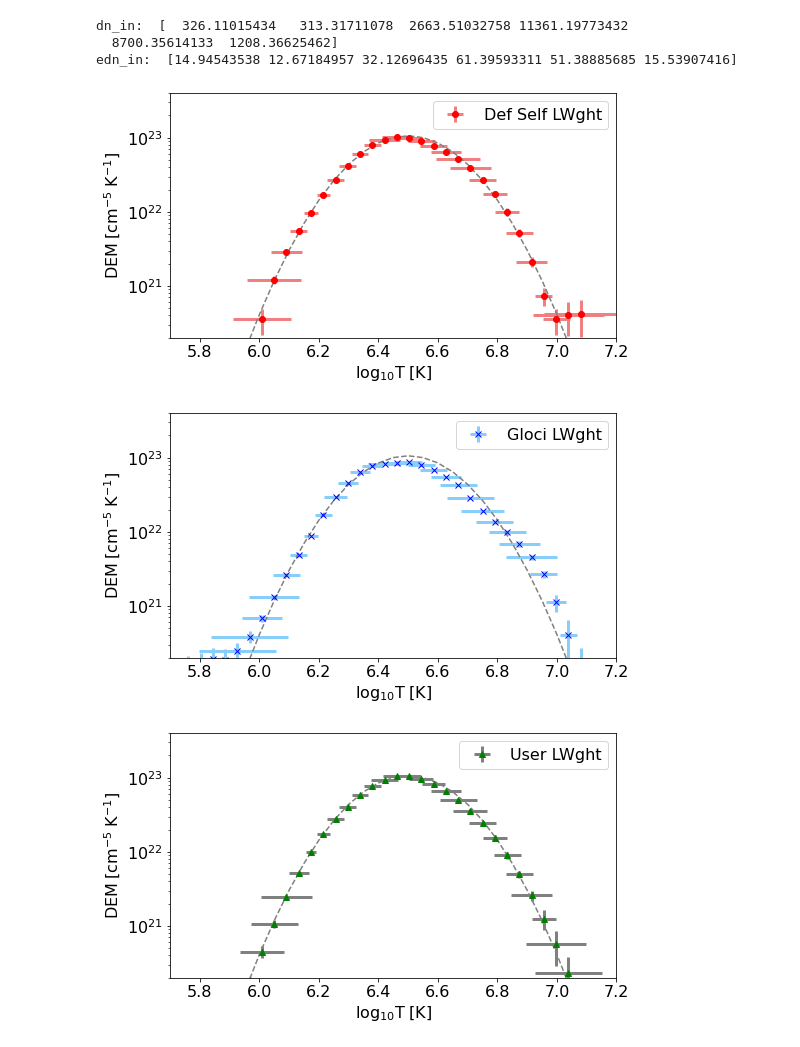
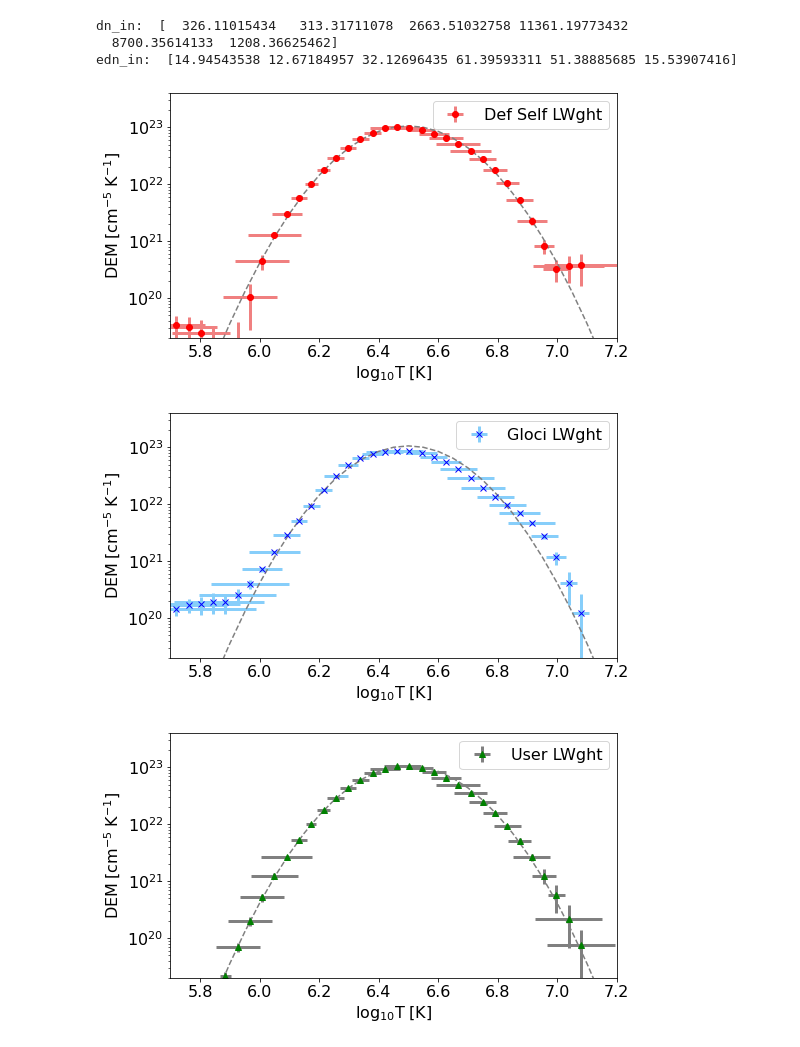
Before and after one commit to ianan/demreg, a Jupyter notebook: python/example_demregpy_aiasyn.ipynb, the cells around one changed output. Drawn from its saved outputs; the diff is of its cells as text; code cells hidden in the pictures.

```diff
--- a/python/example_demregpy_aiasyn.ipynb
+++ b/python/example_demregpy_aiasyn.ipynb
@@ -120,53 +121,55 @@ demwght0=10**np.interp(mlogt,tresp_logt,np.log10(dem_mod))
 dem2,edem2,elogt2,chisq2,dn_reg2=dn2dem_pos(dn_in,edn_in,trmatrix,tresp_logt,temps,dem_norm0=demwght0/max(demwght0))
 
 #  Plot it all
+yr=[2e19,4e23]
+xr=[5.7,7.2]#np.log10([min(temps),max(temps)])
 fig = plt.figure(figsize=(8, 4.5))
 plt.errorbar(mlogt,dem0,xerr=elogt0,yerr=edem0,fmt='or',\
              ecolor='lightcoral', elinewidth=3, capsize=0,label='Def Self LWght')
 plt.plot(tresp_logt,dem_mod,'--',color='grey')
 plt.xlabel('$\mathrm{\log_{10}T\;[K]}$')
 plt.ylabel('$\mathrm{DEM\;[cm^{-5}\;K^{-1}]}$')
-plt.ylim([2e20,4e23])
-plt.xlim([5.7,7.2])
+plt.ylim(yr)
+plt.xlim(xr)
 plt.rcParams.update({'font.size': 16})
 plt.yscale('log')
 plt.legend()
 # plt.savefig('demregpy_aiasyn_slw.png',bbox_inches='tight')
 plt.show()
 
 #  Plot it all
 fig = plt.figure(figsize=(8, 4.5))
 plt.errorbar(mlogt,dem1,xerr=elogt1,yerr=edem1,fmt='xb',\
              ecolor='lightskyblue', elinewidth=3, capsize=0,label='Gloci LWght')
 plt.plot(tresp_logt,dem_mod,'--',color='grey')
 plt.xlabel('$\mathrm{\log_{10}T\;[K]}$')
 plt.ylabel('$\mathrm{DEM\;[cm^{-5}\;K^{-1}]}$')
-plt.ylim([2e20,4e23])
-plt.xlim([5.7,7.2])
+plt.ylim(yr)
+plt.xlim(xr)
 plt.rcParams.update({'font.size': 16})
 plt.yscale('log')
 plt.legend()
 # plt.savefig('demregpy_aiasyn_glw.png',bbox_inches='tight')
 plt.show()
 
 #  Plot it all
 fig = plt.figure(figsize=(8, 4.5))
 plt.errorbar(mlogt,dem2,xerr=elogt2,yerr=edem2,fmt='^g',\
              ecolor='grey', elinewidth=3, capsize=0,label='User LWght')
 plt.plot(tresp_logt,dem_mod,'--',color='grey')
 plt.xlabel('$\mathrm{\log_{10}T\;[K]}$')
 plt.ylabel('$\mathrm{DEM\;[cm^{-5}\;K^{-1}]}$')
-plt.ylim([2e20,4e23])
-plt.xlim([5.7,7.2])
+plt.ylim(yr)
+plt.xlim(xr)
 plt.rcParams.update({'font.size': 16})
 plt.yscale('log')
 plt.legend()
 # plt.savefig('demregpy_aiasyn_ulw.png',bbox_inches='tight')
 plt.show()
 # %% [output]
-[figure, old version]
+[figure, new version]
-[figure, old version]
+[figure, new version]
-[figure, old version]
+[figure, new version]
 # %%
 #  How well did they actually do?
 print('Def Self, chisq: ',chisq0) # Not bad....
```
Also changed, not shown: parts of 2 cells of this notebook, 1 other file.
